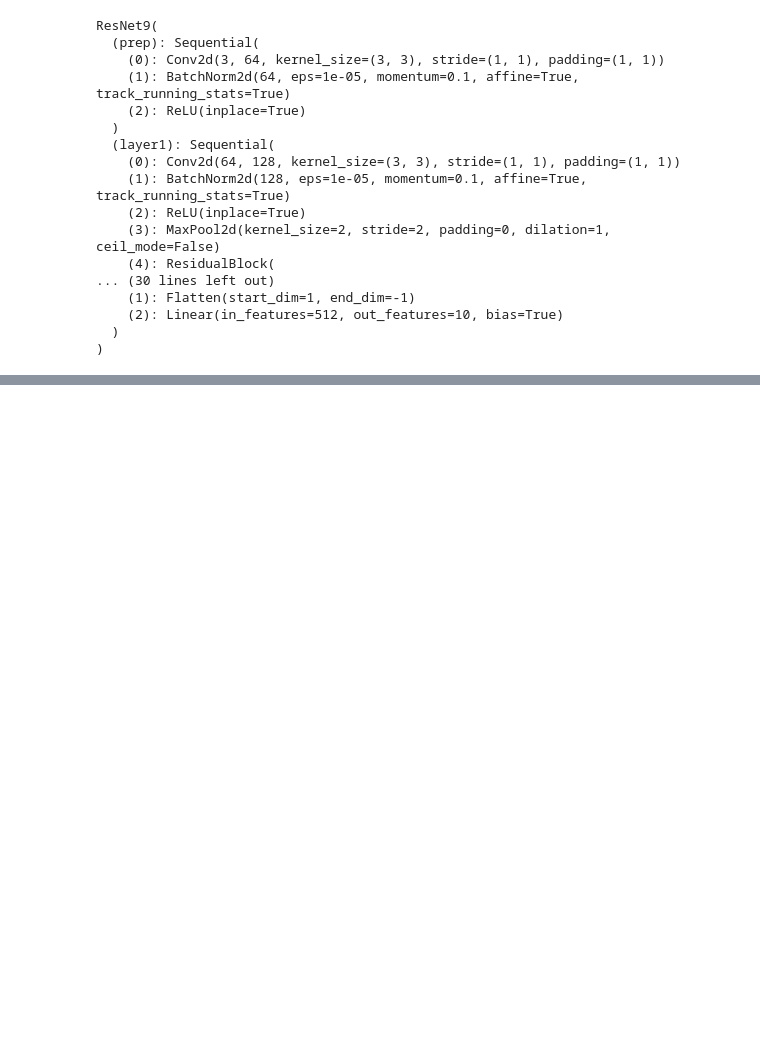
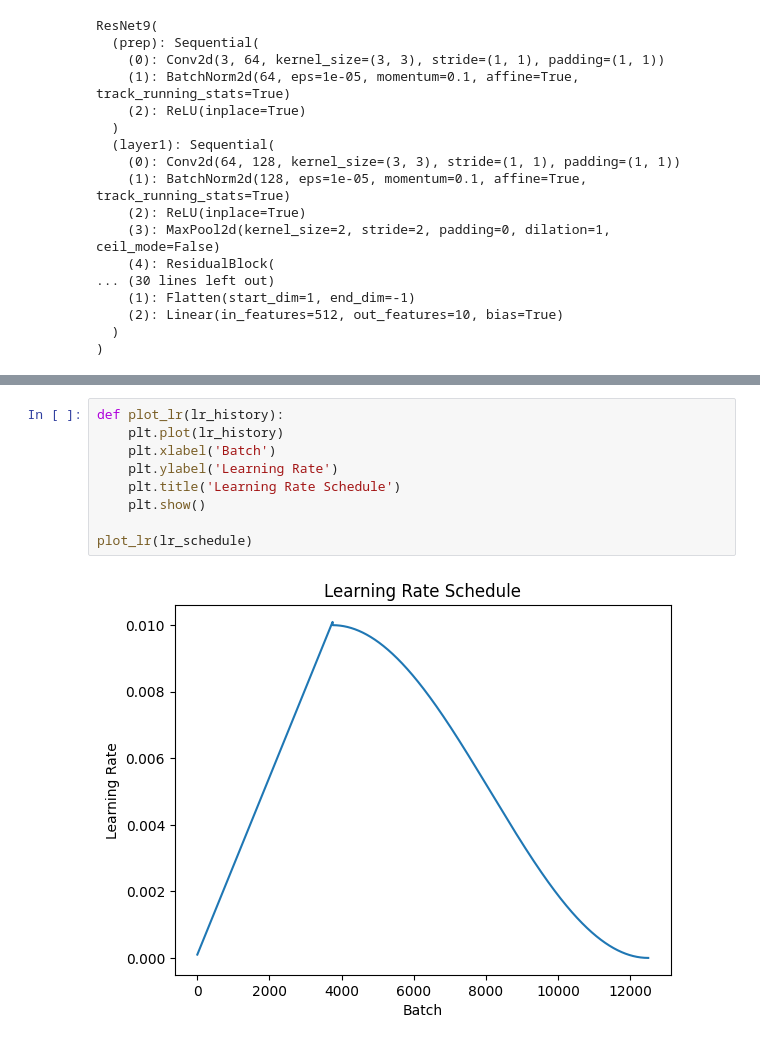
Before and after one commit to dmwdxs/USTC-2024-DeepLearingCourse, a Jupyter notebook: hw2/main.ipynb, the cells around one changed output, grey strips where cells are left out. Saved outputs shown, nothing was run; the diff lists cells and outputs as text; blank space fills up the shorter version.

```diff
--- a/hw2/main.ipynb
+++ b/hw2/main.ipynb
@@ -289,0 +306,11 @@ ResNet9(
+# %%
+def plot_lr(lr_history):
+    plt.plot(lr_history)
+    plt.xlabel('Batch')
+    plt.ylabel('Learning Rate')
+    plt.title('Learning Rate Schedule')
+    plt.show()
+
+plot_lr(lr_schedule)
+# %% [output]
+[figure, added]
```
Also changed, not shown: parts of 8 cells of this notebook, 6 other files.
